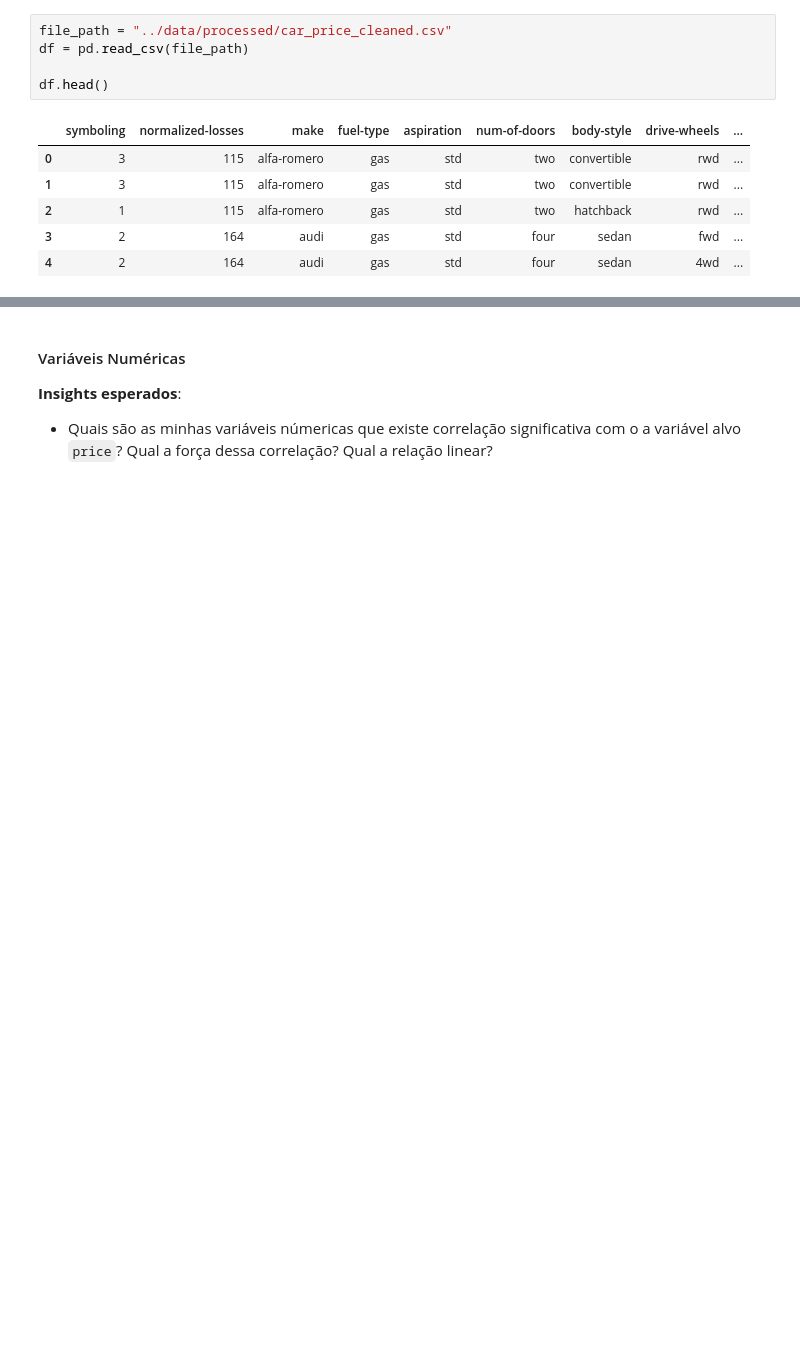
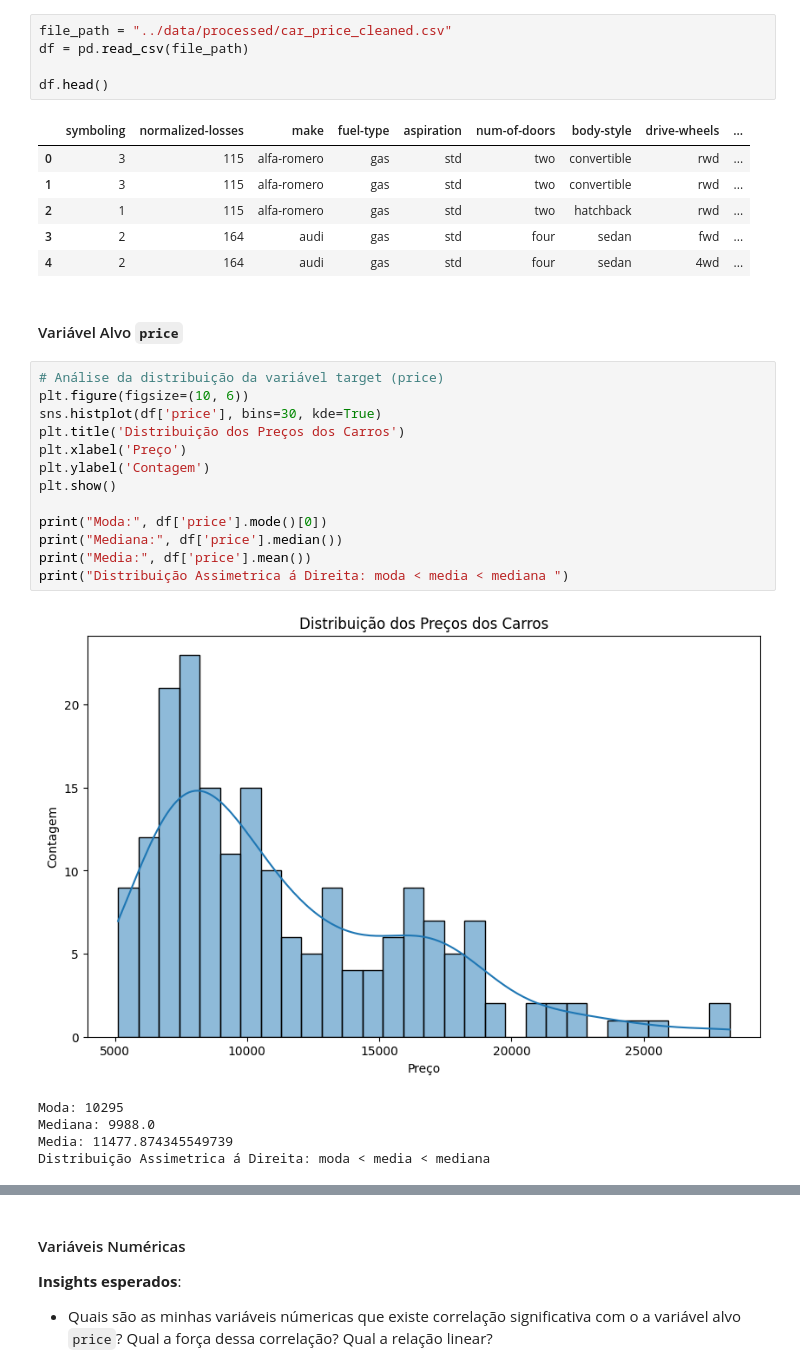
Before and after one commit to reynancs/car_price_prediction, a Jupyter notebook: notebooks/2.1-rc-eda-cleaned.ipynb, the cells around one changed output, grey strips where cells are left out. Drawn from its saved outputs; the diff is of its cells as text; blank space fills up the shorter version.

```diff
--- a/notebooks/2.1-rc-eda-cleaned.ipynb
+++ b/notebooks/2.1-rc-eda-cleaned.ipynb
@@ -40,3 +41,24 @@ df.head()
 | 2 | 1 | 115 | alfa-romero | gas | std | two | hatchback | rwd | ... |
 | 3 | 2 | 164 | audi | gas | std | four | sedan | fwd | ... |
 | 4 | 2 | 164 | audi | gas | std | four | sedan | 4wd | ... |
+# %% [markdown]
+#### Variável Alvo `price`
+# %%
+# Análise da distribuição da variável target (price)
+plt.figure(figsize=(10, 6))
+sns.histplot(df['price'], bins=30, kde=True)
+plt.title('Distribuição dos Preços dos Carros')
+plt.xlabel('Preço')
+plt.ylabel('Contagem')
+plt.show()
+
+print("Moda:", df['price'].mode()[0])
+print("Mediana:", df['price'].median())
+print("Media:", df['price'].mean())
+print("Distribuição Assimetrica á Direita: moda < media < mediana ")
+# %% [output]
+[figure, added]
+Moda: 10295
+Mediana: 9988.0
+Media: 11477.874345549739
+Distribuição Assimetrica á Direita: moda < media < mediana
```
Also changed, not shown: parts of 6 cells of this notebook, 4 other files.
